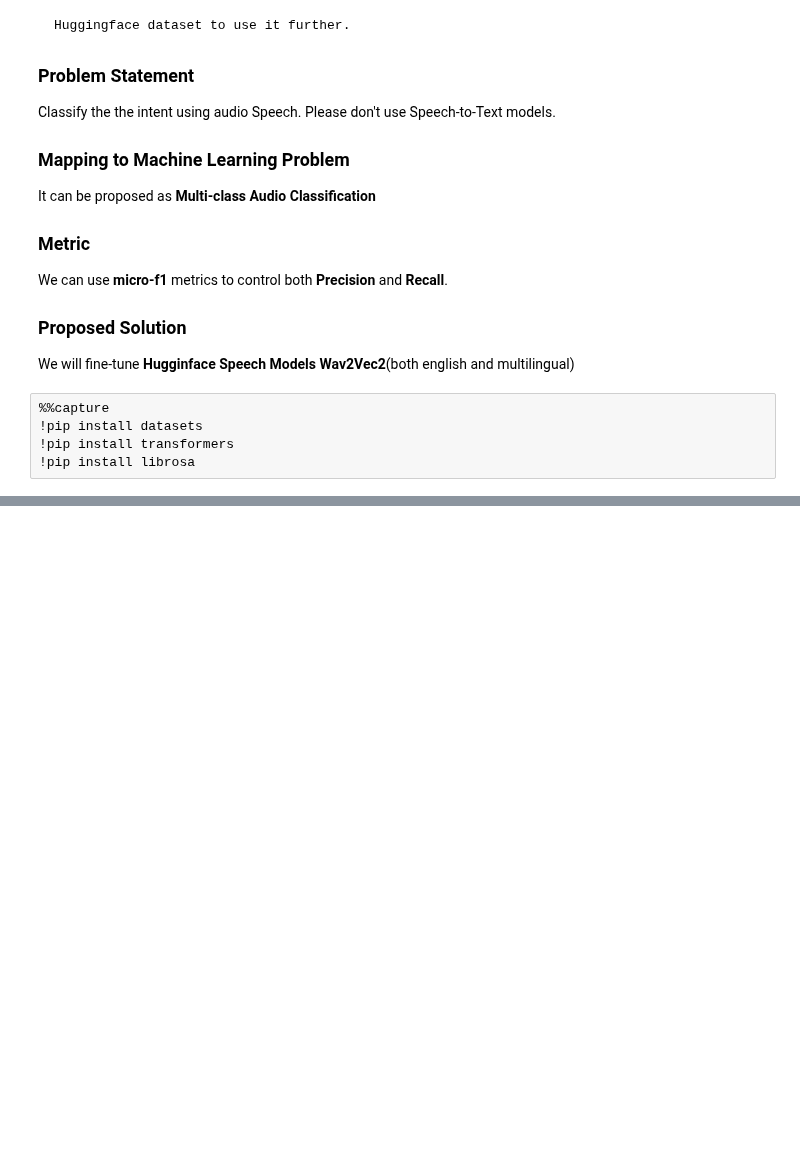
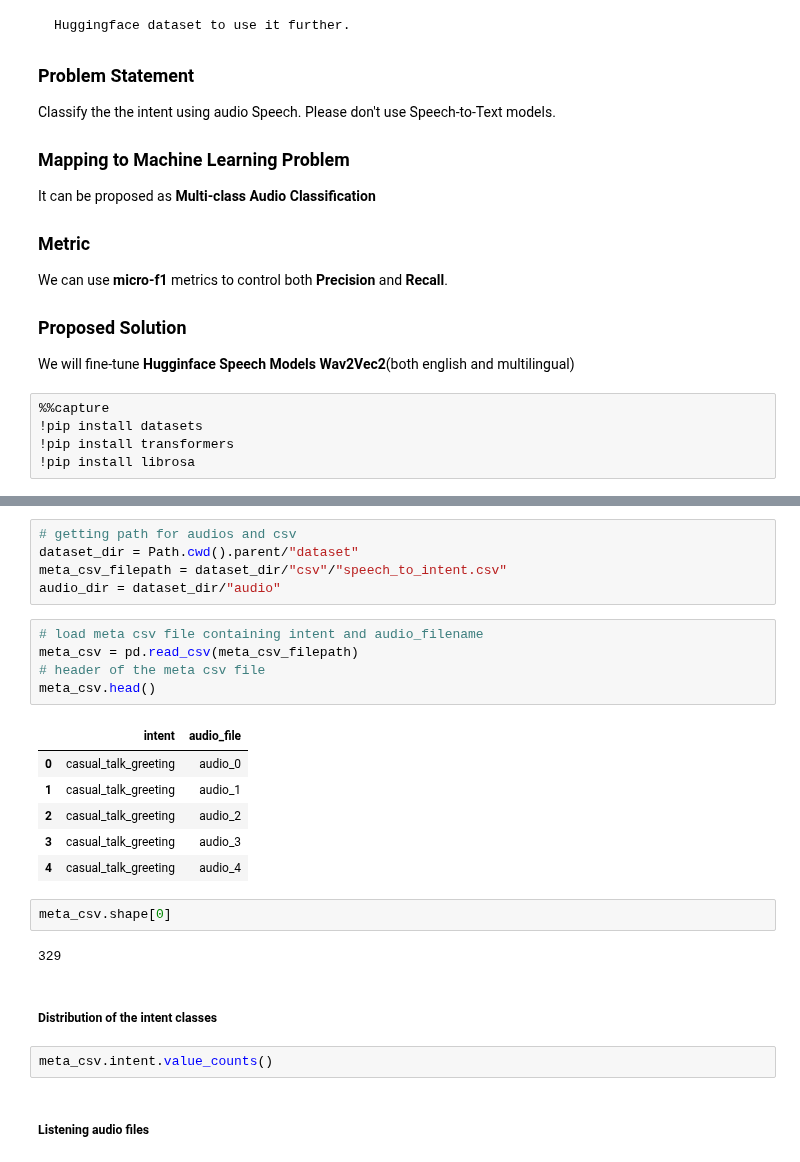
Before and after one commit to iqbalfarz/intent-classification, a Jupyter notebook: jupyter_notebooks/1. data_analysis_and_processing.ipynb, the cells around one changed output, grey strips where cells are left out. Cells and saved outputs as stored; diff of their text form; blank space fills up the shorter version.

```diff
--- a/jupyter_notebooks/1. data_analysis_and_processing.ipynb
+++ b/jupyter_notebooks/1. data_analysis_and_processing.ipynb
@@ -44,0 +38,27 @@ IMPORTANT: PLEASE READ THIS FOR ADVICE ON HOW TO SOLVE THIS ISSUE!
+# %%
+# getting path for audios and csv
+dataset_dir = Path.cwd().parent/"dataset"
+meta_csv_filepath = dataset_dir/"csv"/"speech_to_intent.csv"
+audio_dir = dataset_dir/"audio"
+# %%
+# load meta csv file containing intent and audio_filename
+meta_csv = pd.read_csv(meta_csv_filepath)
+# header of the meta csv file
+meta_csv.head()
+# %% [output]
+|  | intent | audio_file |
+| 0 | casual_talk_greeting | audio_0 |
+| 1 | casual_talk_greeting | audio_1 |
+| 2 | casual_talk_greeting | audio_2 |
+| 3 | casual_talk_greeting | audio_3 |
+| 4 | casual_talk_greeting | audio_4 |
+# %%
+meta_csv.shape[0]
+# %% [output]
+329
+# %% [markdown]
+##### Distribution of the intent classes
+# %%
+meta_csv.intent.value_counts()
+# %% [markdown]
+##### Listening audio files
```
Also changed, not shown: parts of 12 cells of this notebook.
